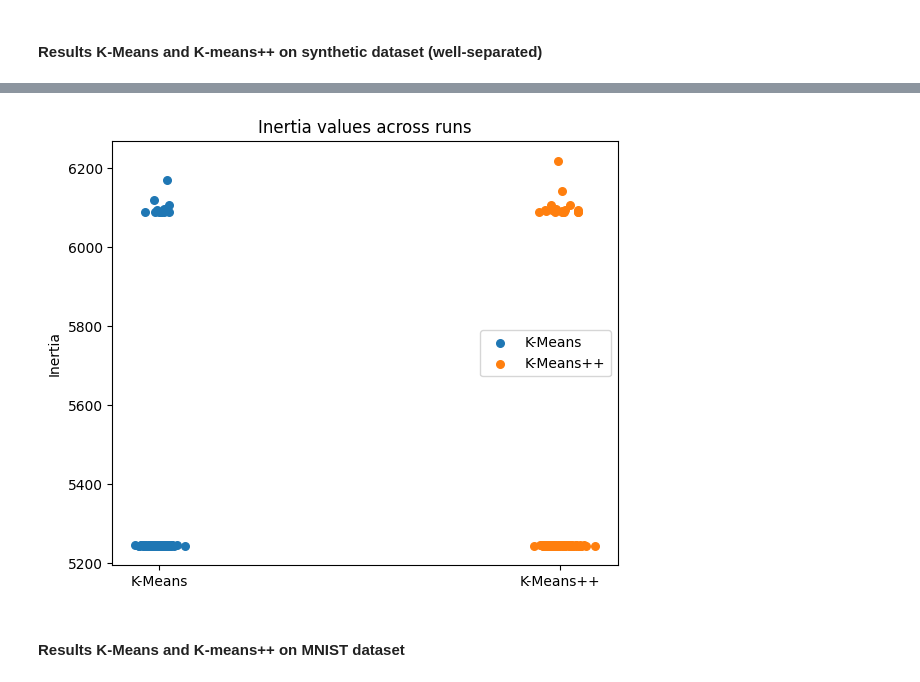
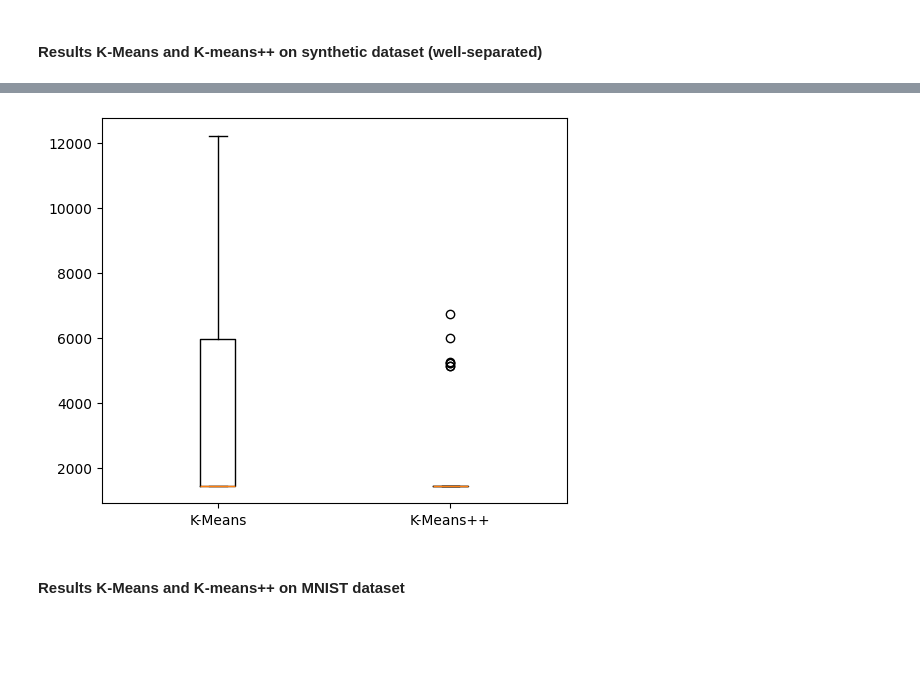
Before and after one commit to MatteoBisotti/StatML_project, a Jupyter notebook: code/main.ipynb, the cells around one changed output, grey strips where cells are left out. Drawn from its saved outputs; the diff is of its cells as text; code cells hidden in the pictures; blank space fills up the shorter version.

Commit message:
add boxplots, fix Kmeans class

```diff
--- a/code/main.ipynb
+++ b/code/main.ipynb
@@ -422,7 +266,7 @@ plot_iterations(n_iters_kmeans_overlap, n_iters_kmeanspp_overlap)
-# %%
-plot_strip(inertias_kmeans_overlap, inertias_kmeanspp_overlap)
-# %% [output]
-[figure, removed]
+# %%
+boxplot(inertias_kmeans, inertias_kmeanspp)
+# %% [output]
+[figure, added]
 # %% [markdown]
 #### Results K-Means and K-means++ on MNIST dataset
 # %%
```
Also changed, not shown: parts of 25 cells of this notebook, 2 other files.
